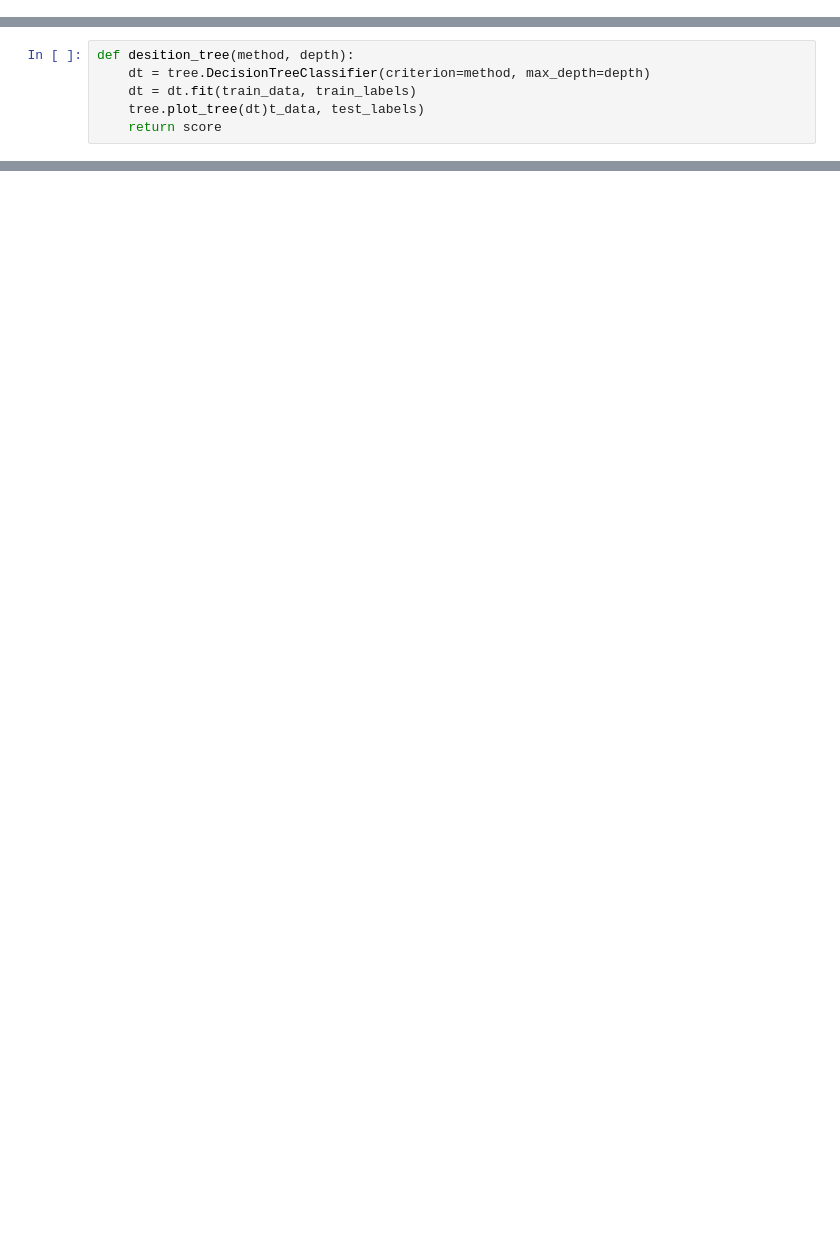
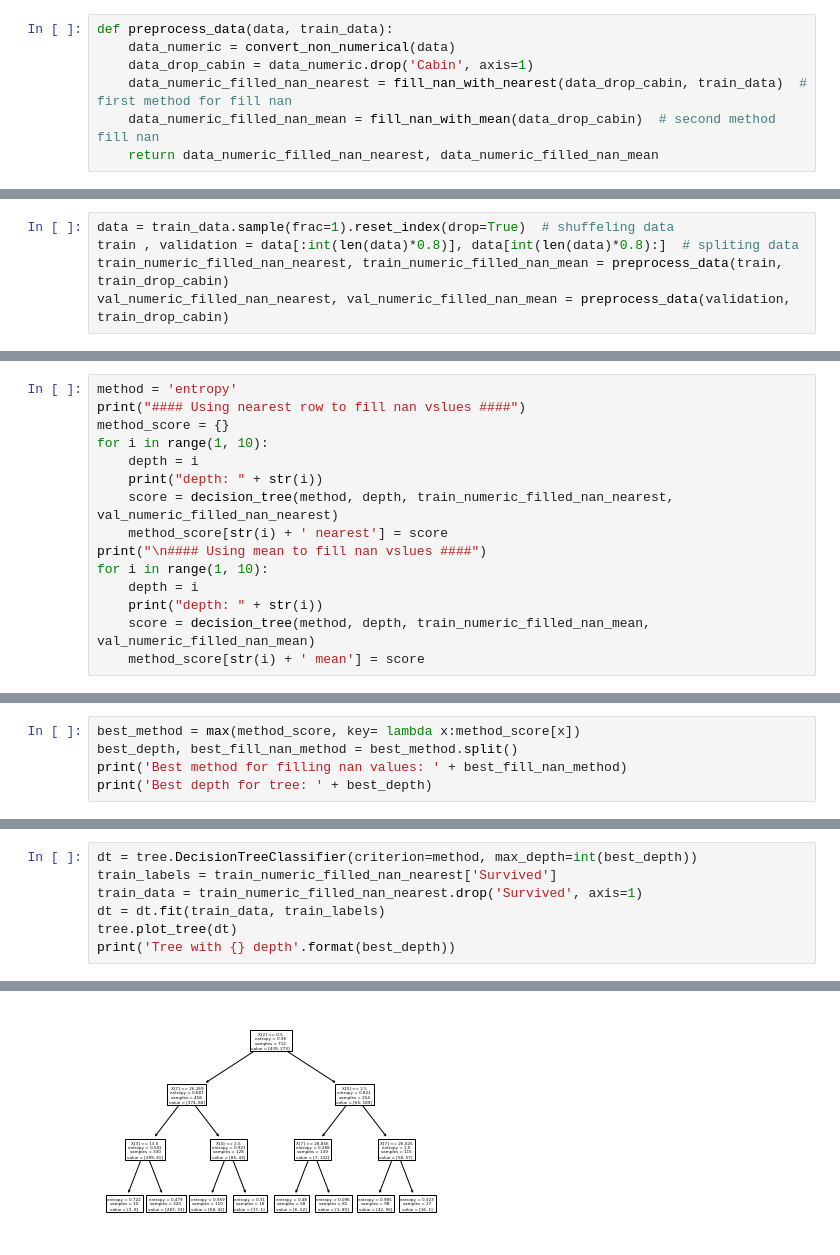
Before and after one commit to majidAdibian77/machine_learning, a Jupyter notebook: decision_tree/decision_tree.ipynb, the cells around one changed output, grey strips where cells are left out. Cells and saved outputs as stored; diff of their text form; blank space fills up the shorter version.

```diff
--- a/decision_tree/decision_tree.ipynb
+++ b/decision_tree/decision_tree.ipynb
@@ -73,0 +135,7 @@ PassengerId
+# %%
+def preprocess_data(data, train_data):
+    data_numeric = convert_non_numerical(data)
+    data_drop_cabin = data_numeric.drop('Cabin', axis=1)
+    data_numeric_filled_nan_nearest = fill_nan_with_nearest(data_drop_cabin, train_data)  # first method for fill nan
+    data_numeric_filled_nan_mean = fill_nan_with_mean(data_drop_cabin)  # second method fill nan
+    return data_numeric_filled_nan_nearest, data_numeric_filled_nan_mean
@@ -73,0 +144,5 @@ PassengerId
+# %%
+data = train_data.sample(frac=1).reset_index(drop=True)  # shuffeling data
+train , validation = data[:int(len(data)*0.8)], data[int(len(data)*0.8):]  # spliting data
+train_numeric_filled_nan_nearest, train_numeric_filled_nan_mean = preprocess_data(train, train_drop_cabin)
+val_numeric_filled_nan_nearest, val_numeric_filled_nan_mean = preprocess_data(validation, train_drop_cabin)
@@ -73,0 +151,15 @@ PassengerId
+# %%
+method = 'entropy'
+print("#### Using nearest row to fill nan vslues ####")
+method_score = {}
+for i in range(1, 10):
+    depth = i
+    print("depth: " + str(i))
+    score = decision_tree(method, depth, train_numeric_filled_nan_nearest, val_numeric_filled_nan_nearest)
+    method_score[str(i) + ' nearest'] = score
+print("\n#### Using mean to fill nan vslues ####")
+for i in range(1, 10):
+    depth = i
+    print("depth: " + str(i))
+    score = decision_tree(method, depth, train_numeric_filled_nan_mean, val_numeric_filled_nan_mean)
+    method_score[str(i) + ' mean'] = score
@@ -73,0 +186,5 @@ PassengerId
+# %%
+best_method = max(method_score, key= lambda x:method_score[x])
+best_depth, best_fill_nan_method = best_method.split()
+print('Best method for filling nan values: ' + best_fill_nan_method)
+print('Best depth for tree: ' + best_depth)
@@ -74,7 +196,8 @@ PassengerId
 # %%
-def desition_tree(method, depth):
-    dt = tree.DecisionTreeClassifier(criterion=method, max_depth=depth)
-    dt = dt.fit(train_data, train_labels)
-    tree.plot_tree(dt)t_data, test_labels)
-    return score
+dt = tree.DecisionTreeClassifier(criterion=method, max_depth=int(best_depth))
+train_labels = train_numeric_filled_nan_nearest['Survived']
+train_data = train_numeric_filled_nan_nearest.drop('Survived', axis=1)
+dt = dt.fit(train_data, train_labels)
+tree.plot_tree(dt)
+print('Tree with {} depth'.format(best_depth))
 # %% [output]
@@ -81,0 +205 @@ SyntaxError: invalid syntax (<ipython-input-96-e6b879714fae>, line 4)
+[figure, added]
```
Also changed, not shown: parts of 29 cells of this notebook, 50 other files.
